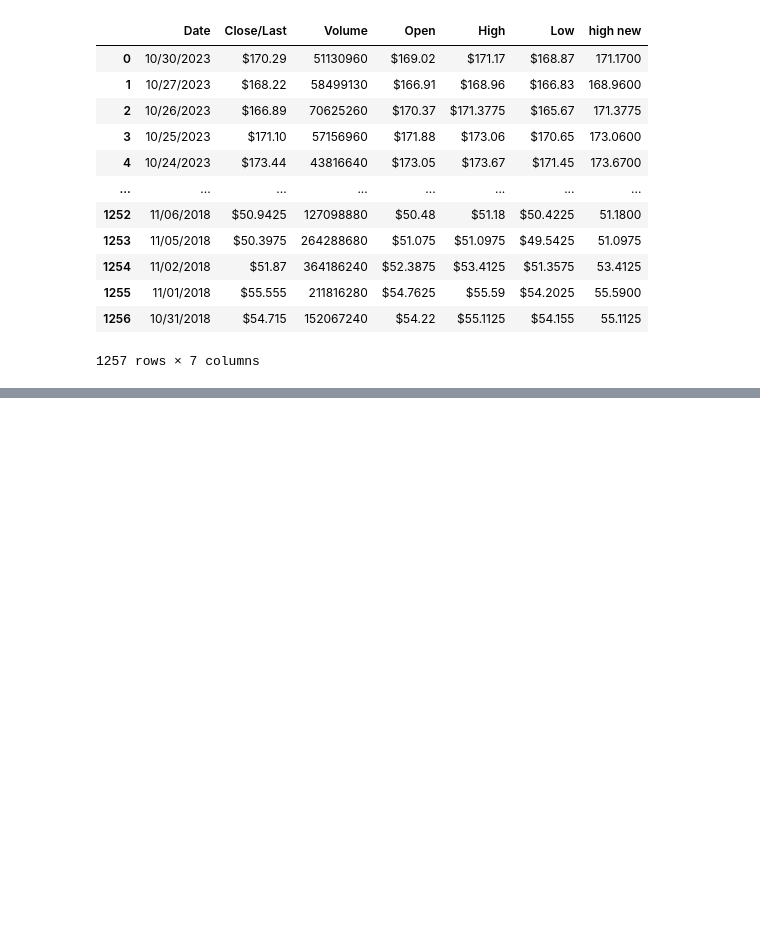
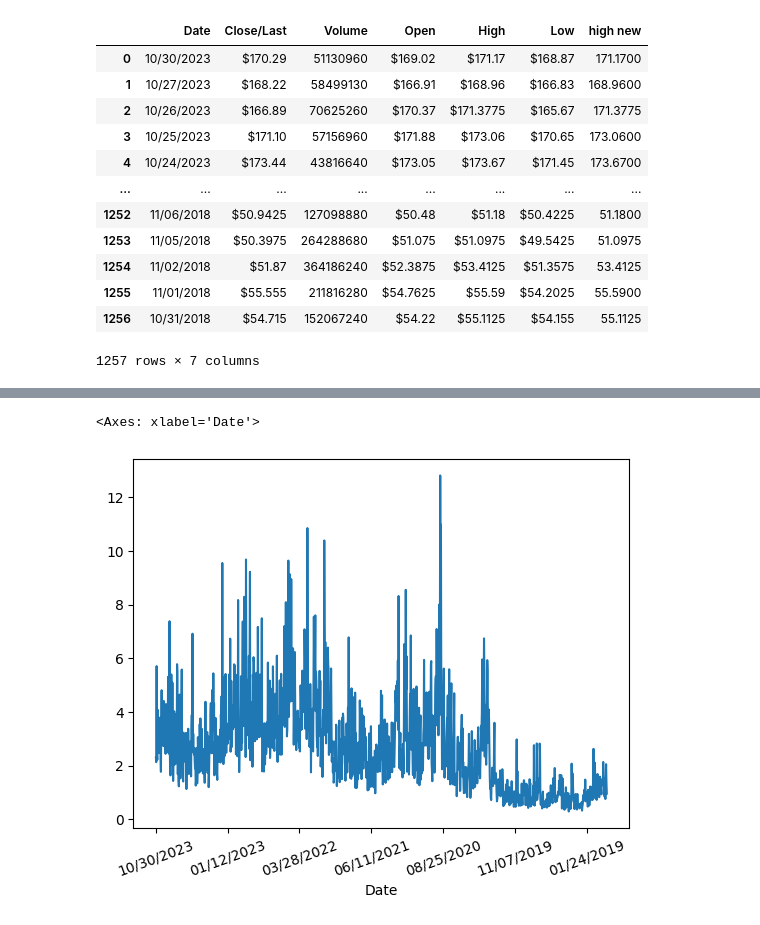
Before and after one commit to guillaume-set/pe-hackathon, a Jupyter notebook: Mila.ipynb, the cells around one changed output, grey strips where cells are left out. Cells and saved outputs as stored; diff of their text form; code cells hidden in the pictures; blank space fills up the shorter version.

```diff
--- a/Mila.ipynb
+++ b/Mila.ipynb
@@ -51,0 +93,6 @@ df
+# %%
+(df['high new']-df['Low new']).plot(rot=20)
+#colonne qui regarde l'écart entre le max et le min#
+# %% [output]
+<Axes: xlabel='Date'>
+[figure, added]
```
Also changed, not shown: parts of 6 cells of this notebook.
